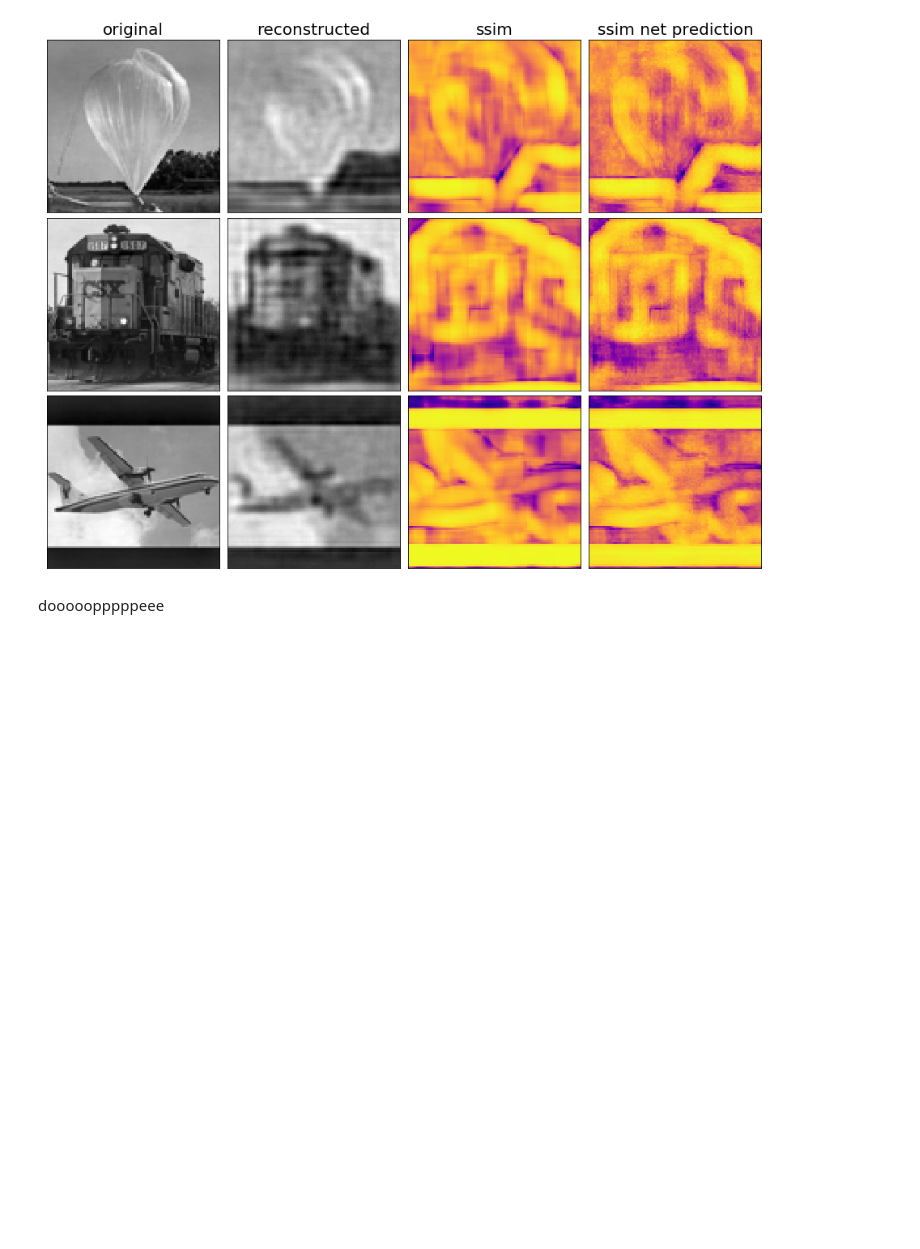
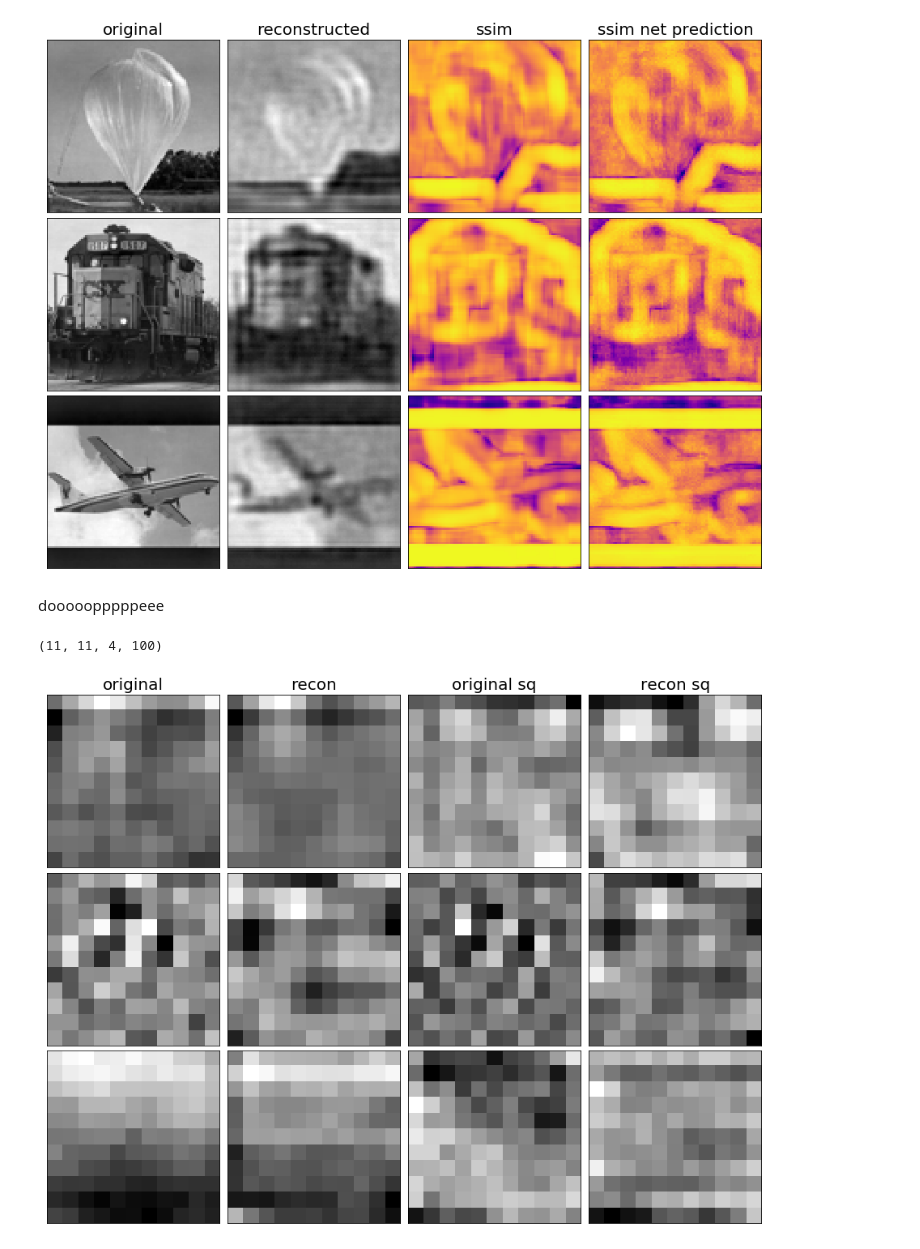
Before and after one commit to michaelneuder/image_quality_analysis, a Jupyter notebook: bin/nets/wip/tf_saving/state_saving_demo.ipynb, the cells around one changed output. Cells and saved outputs as stored; diff of their text form; code cells hidden in the pictures; blank space fills up the shorter version.

Commit message:
trained filters

```diff
--- a/bin/nets/wip/tf_saving/state_saving_demo.ipynb
+++ b/bin/nets/wip/tf_saving/state_saving_demo.ipynb
@@ -69,3 +69,35 @@ plt.show()
 [figure]
 # %% [markdown]
 dooooopppppeee
+# %%
+weights1 = sess.run(graph.get_tensor_by_name('weights1:0'))
+weights1.shape
+# %% [output]
+(11, 11, 4, 100)
+# %%
+plt.figure(figsize = (16,12))
+gs1 = gridspec.GridSpec(3, 4)
+gs1.update(wspace=0, hspace=0.03)
+
+for j in range(3):
+    index = np.random.randint(100)
+    ax1, ax2, ax3, ax4 = plt.subplot(gs1[4*j]), plt.subplot(gs1[4*j+1]), plt.subplot(gs1[4*j+2]), plt.subplot(gs1[4*j+3])
+    for ax in [ax1, ax2, ax3, ax4]:
+        ax.set_xticklabels([])
+        ax.set_yticklabels([])
+        ax.get_xaxis().set_visible(False)
+        ax.get_yaxis().set_visible(False)
+    if j == 0:
+        ax1.set_title('original', size=20)
+        ax2.set_title('recon', size=20)
+        ax3.set_title('original sq', size=20)
+        ax4.set_title('recon sq', size=20)
+
+    ax1.imshow(weights1[:,:,0,index], cmap='gray')
+    ax2.imshow(weights1[:,:,1,index], cmap='gray')
+    ax3.imshow(weights1[:,:,2,index], cmap='gray')
+    ax4.imshow(weights1[:,:,3,index], cmap='gray')
+plt.savefig('trained_filters.png')
+plt.show()
+# %% [output]
+[figure, added]
```
Also changed, not shown: 4 other files.
